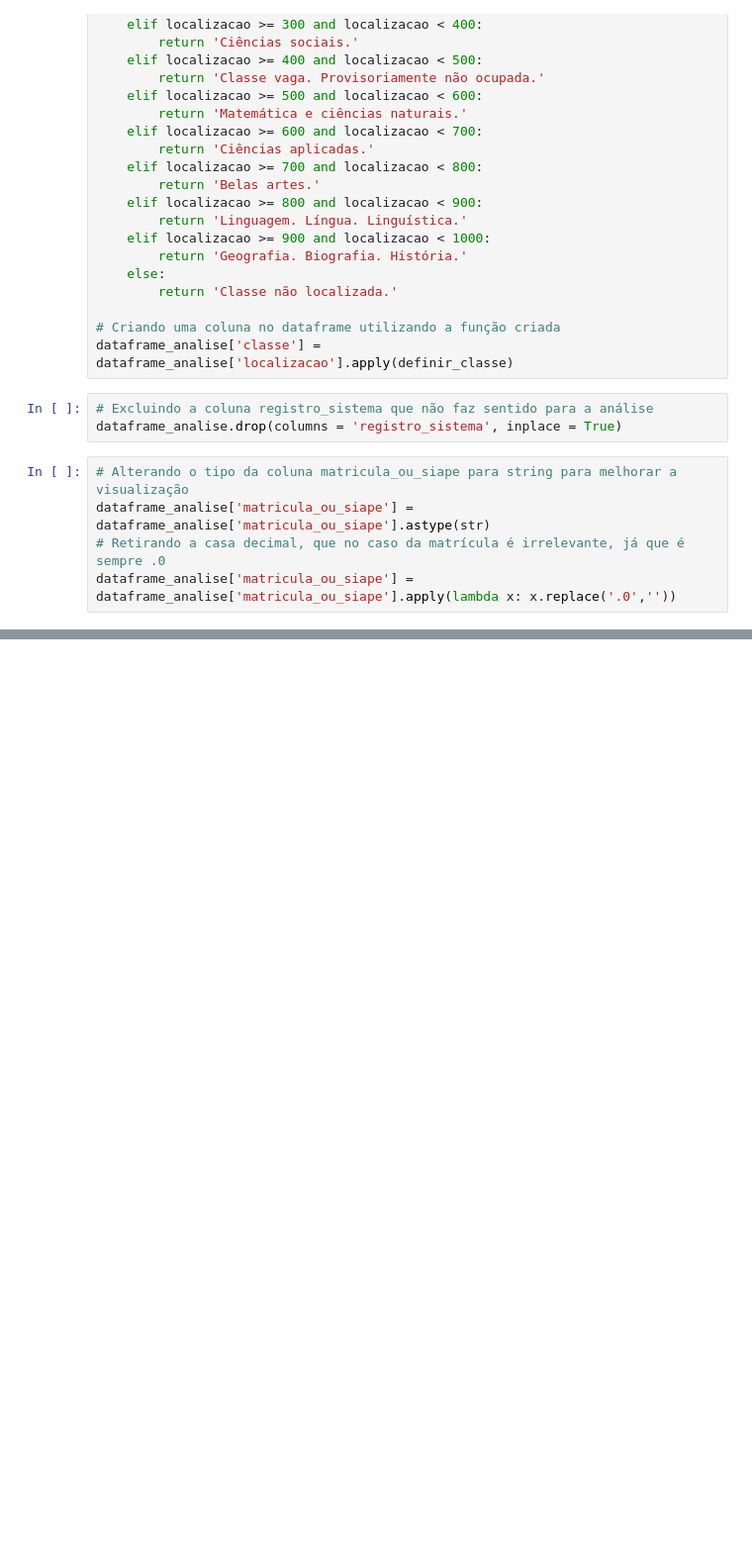
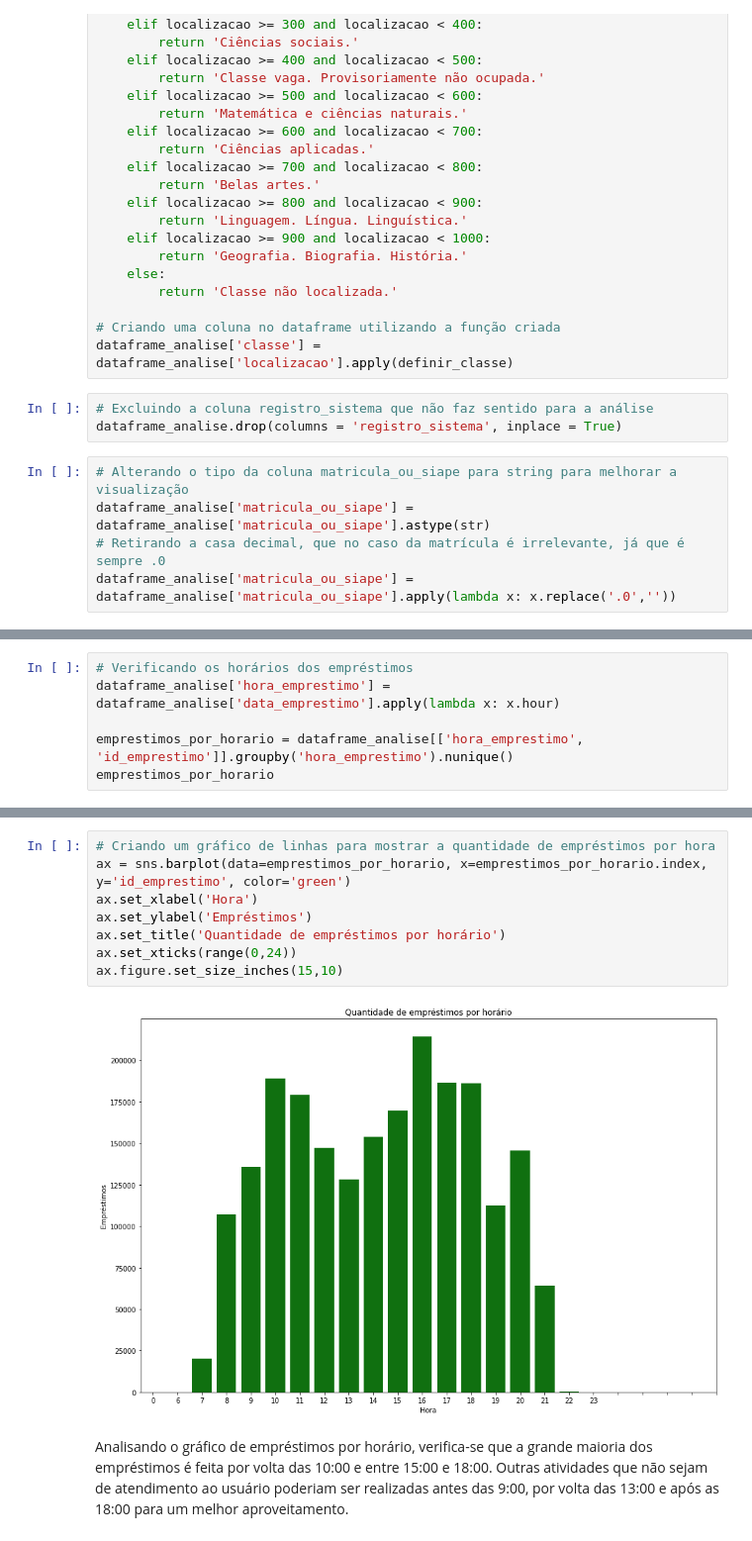
Before and after one commit to LucasMunarolo/Analise-Dados, a Jupyter notebook: EmprestimosBiblioteca.ipynb, the cells around one changed output, grey strips where cells are left out. Shown: that part at 99% size. Cells and saved outputs as stored; diff of their text form; blank space fills up the shorter version.

```diff
--- a/EmprestimosBiblioteca.ipynb
+++ b/EmprestimosBiblioteca.ipynb
@@ -266,0 +368,6 @@ dataframe_analise.head()
+# %%
+# Verificando os horários dos empréstimos
+dataframe_analise['hora_emprestimo'] = dataframe_analise['data_emprestimo'].apply(lambda x: x.hour)
+
+emprestimos_por_horario = dataframe_analise[['hora_emprestimo', 'id_emprestimo']].groupby('hora_emprestimo').nunique()
+emprestimos_por_horario
@@ -266,0 +393,12 @@ dataframe_analise.head()
+# %%
+# Criando um gráfico de linhas para mostrar a quantidade de empréstimos por hora
+ax = sns.barplot(data=emprestimos_por_horario, x=emprestimos_por_horario.index, y='id_emprestimo', color='green')
+ax.set_xlabel('Hora')
+ax.set_ylabel('Empréstimos')
+ax.set_title('Quantidade de empréstimos por horário')
+ax.set_xticks(range(0,24))
+ax.figure.set_size_inches(15,10)
+# %% [output]
+[figure, added]
+# %% [markdown]
+Analisando o gráfico de empréstimos por horário, verifica-se que a grande maioria dos empréstimos é feita por volta das 10:00 e entre 15:00 e 18:00. Outras atividades que não sejam de atendimento ao usuário poderiam ser realizadas antes das 9:00, por volta das 13:00 e após as 18:00 para um melhor aproveitamento.
```
Also changed, not shown: parts of 11 cells of this notebook.
